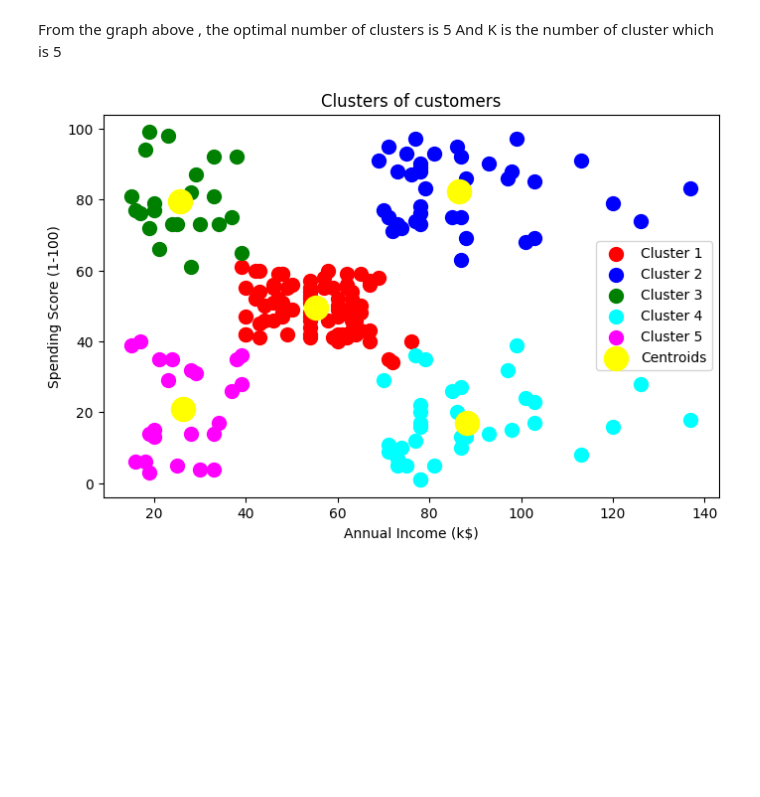
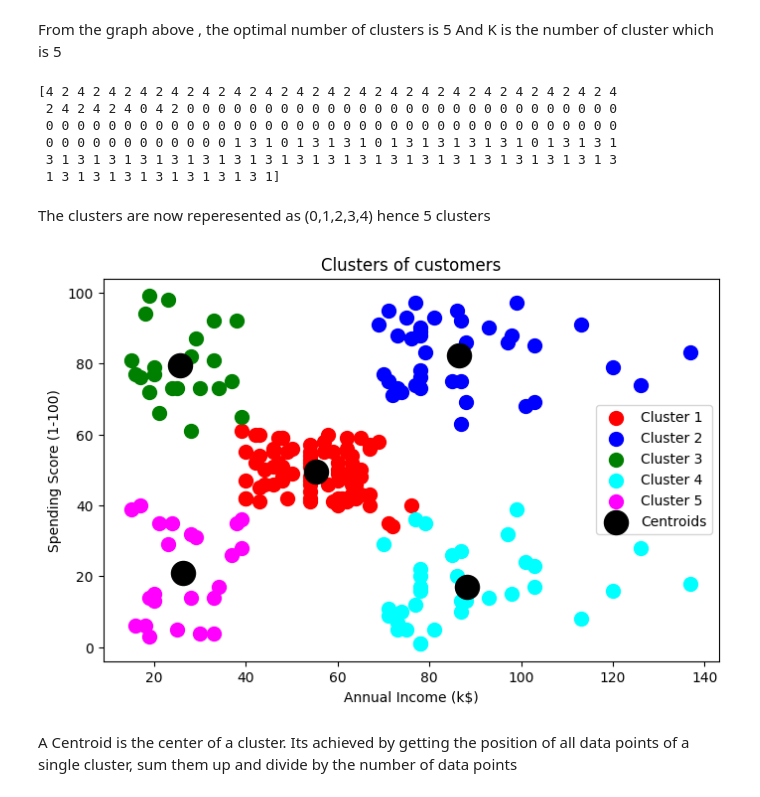
Before and after one commit to art-lmk/K-Means-Algorithm, a Jupyter notebook: Customer_Segmentation_using_KMeans.ipynb, the cells around one changed output. Cells and saved outputs as stored; diff of their text form; code cells hidden in the pictures; blank space fills up the shorter version.

```diff
--- a/Customer_Segmentation_using_KMeans.ipynb
+++ b/Customer_Segmentation_using_KMeans.ipynb
@@ -82,26 +82,39 @@ plt.show()
 # %% [markdown]
 From the graph above , the optimal number of clusters is 5
 And K is the number of cluster which is 5
+# %%
+# Applying KMeans with 5 clusters
+kmeans = KMeans(n_clusters=5, init='k-means++', random_state=42)
+
+#return a label for each data point based on their cluster
+y_kmeans = kmeans.fit_predict(x)
+
+print(y_kmeans)
+# %% [output]
+[4 2 4 2 4 2 4 2 4 2 4 2 4 2 4 2 4 2 4 2 4 2 4 2 4 2 4 2 4 2 4 2 4 2 4 2 4
+ 2 4 2 4 2 4 0 4 2 0 0 0 0 0 0 0 0 0 0 0 0 0 0 0 0 0 0 0 0 0 0 0 0 0 0 0 0
+ 0 0 0 0 0 0 0 0 0 0 0 0 0 0 0 0 0 0 0 0 0 0 0 0 0 0 0 0 0 0 0 0 0 0 0 0 0
+ 0 0 0 0 0 0 0 0 0 0 0 0 1 3 1 0 1 3 1 3 1 0 1 3 1 3 1 3 1 3 1 0 1 3 1 3 1
+ 3 1 3 1 3 1 3 1 3 1 3 1 3 1 3 1 3 1 3 1 3 1 3 1 3 1 3 1 3 1 3 1 3 1 3 1 3
+ 1 3 1 3 1 3 1 3 1 3 1 3 1 3 1]
+# %% [markdown]
+The clusters are now reperesented as (0,1,2,3,4) hence 5 clusters
 # %%
-# Applying KMeans with 5 clusters
-kmeans = KMeans(n_clusters=5, init='k-means++', random_state=42)
-
-#return a label for each data point based on their cluster
-y_kmeans = kmeans.fit_predict(x)
-
 # Visualizing the clusters
 plt.figure(figsize=(8, 5))
 plt.scatter(x[y_kmeans == 0, 0], x[y_kmeans == 0, 1], s=100, c='red', label='Cluster 1')
 plt.scatter(x[y_kmeans == 1, 0], x[y_kmeans == 1, 1], s=100, c='blue', label='Cluster 2')
 plt.scatter(x[y_kmeans == 2, 0], x[y_kmeans == 2, 1], s=100, c='green', label='Cluster 3')
 plt.scatter(x[y_kmeans == 3, 0], x[y_kmeans == 3, 1], s=100, c='cyan', label='Cluster 4')
 plt.scatter(x[y_kmeans == 4, 0], x[y_kmeans == 4, 1], s=100, c='magenta', label='Cluster 5')
 
-plt.scatter(kmeans.cluster_centers_[:, 0], kmeans.cluster_centers_[:, 1], s=300, c='yellow', label='Centroids')
+plt.scatter(kmeans.cluster_centers_[:, 0], kmeans.cluster_centers_[:, 1], s=300, c='black', label='Centroids')
 plt.title('Clusters of customers')
 plt.xlabel('Annual Income (k$)')
 plt.ylabel('Spending Score (1-100)')
 plt.legend()
 plt.show()
 # %% [output]
-[figure, old version]
+[figure, new version]
+# %% [markdown]
+A Centroid is the center of a cluster. Its achieved by getting the position of all data points of a single cluster, sum them up and divide by the number of  data points
```
